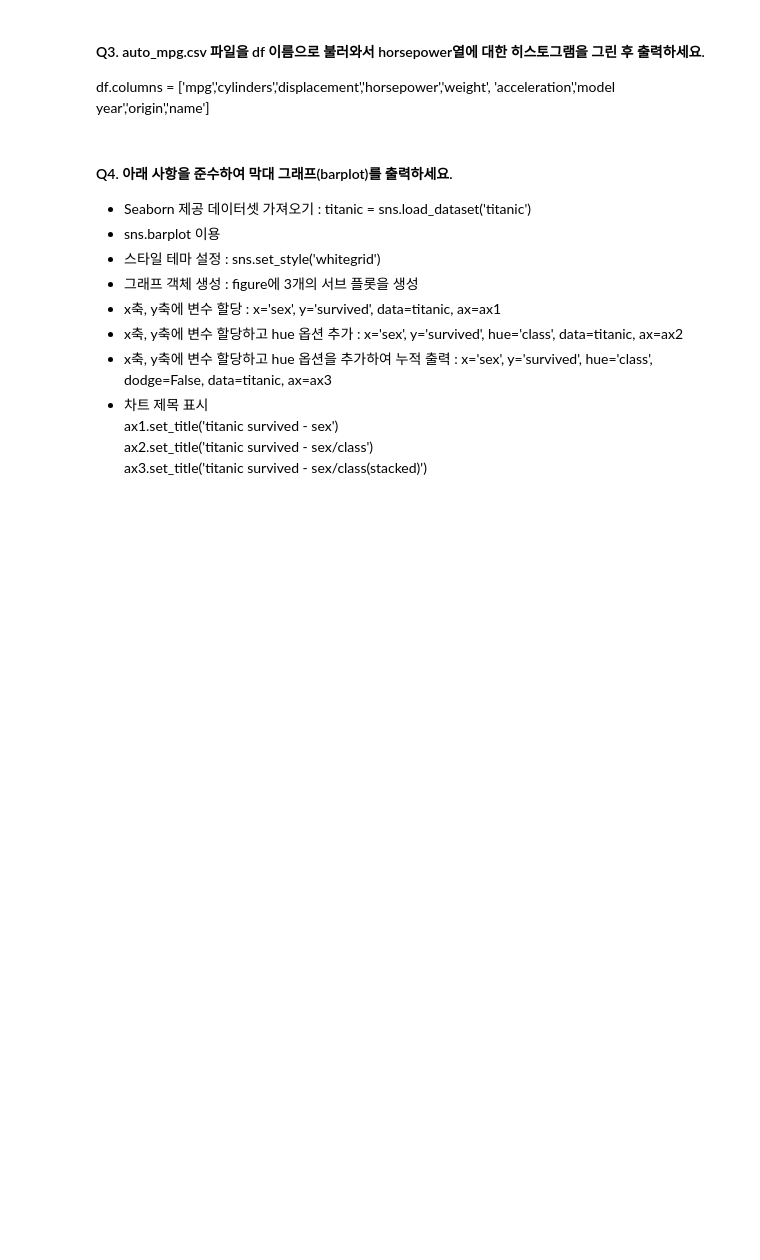
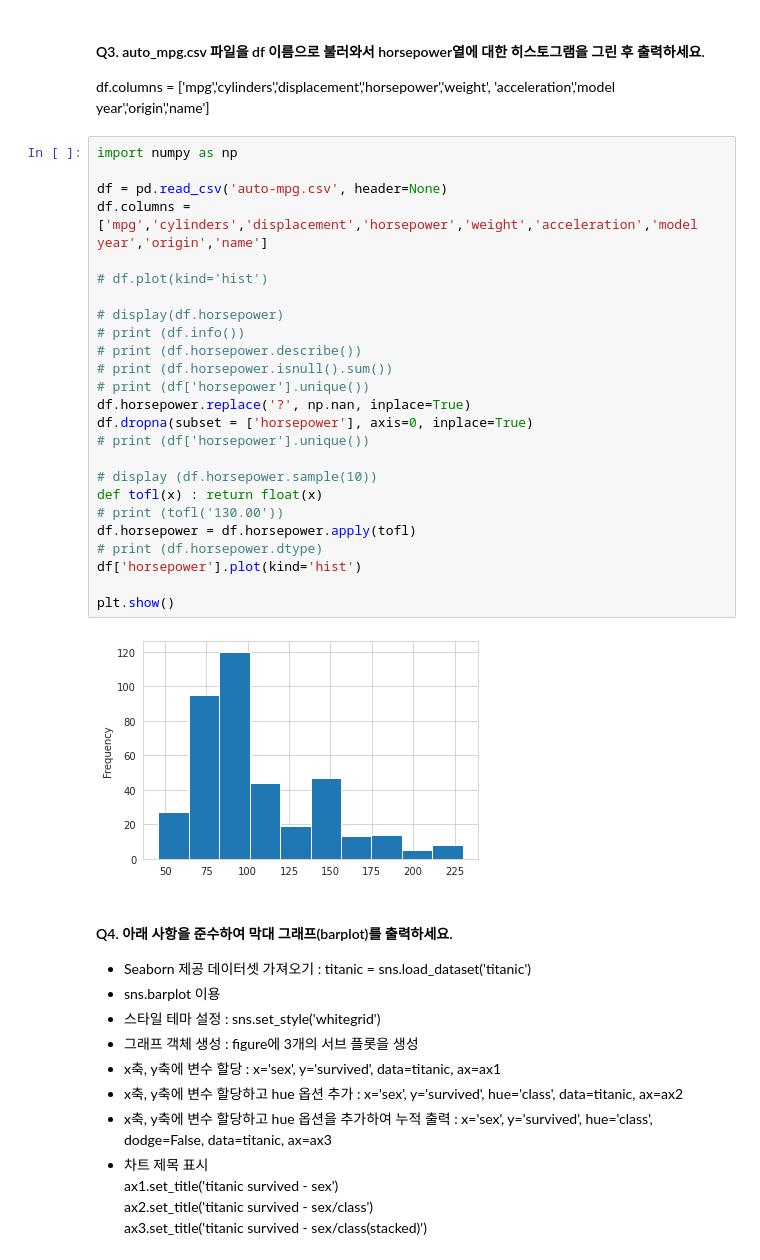
Before and after one commit to ezerwi/python-lecture, a Jupyter notebook: ml_빅데이터 분석결과 시각화_평가_위정훈_0324.ipynb, the cells around one changed output. Cells and saved outputs as stored; diff of their text form; blank space fills up the shorter version.

```diff
--- a/ml_빅데이터 분석결과 시각화_평가_위정훈_0324.ipynb
+++ b/ml_빅데이터 분석결과 시각화_평가_위정훈_0324.ipynb
@@ -21,6 +62,33 @@ import
 #### Q3. auto_mpg.csv 파일을 df 이름으로 불러와서 horsepower열에 대한 히스토그램을 그린 후 출력하세요.
 df.columns = ['mpg','cylinders','displacement','horsepower','weight',
               'acceleration','model year','origin','name']
+# %%
+import numpy as np
+
+df = pd.read_csv('auto-mpg.csv', header=None)
+df.columns = ['mpg','cylinders','displacement','horsepower','weight','acceleration','model year','origin','name']
+
+# df.plot(kind='hist')
+
+# display(df.horsepower)
+# print (df.info())
+# print (df.horsepower.describe())
+# print (df.horsepower.isnull().sum())
+# print (df['horsepower'].unique())
+df.horsepower.replace('?', np.nan, inplace=True)
+df.dropna(subset = ['horsepower'], axis=0, inplace=True)
+# print (df['horsepower'].unique())
+
+# display (df.horsepower.sample(10))
+def tofl(x) : return float(x)
+# print (tofl('130.00'))
+df.horsepower = df.horsepower.apply(tofl)
+# print (df.horsepower.dtype)
+df['horsepower'].plot(kind='hist')
+
+plt.show()
+# %% [output]
+[figure, added]
 # %% [markdown]
 #### Q4. 아래 사항을 준수하여 막대 그래프(barplot)를 출력하세요.
 - Seaborn 제공 데이터셋 가져오기 : titanic = sns.load_dataset('titanic')
```
Also changed, not shown: parts of 10 cells of this notebook.
